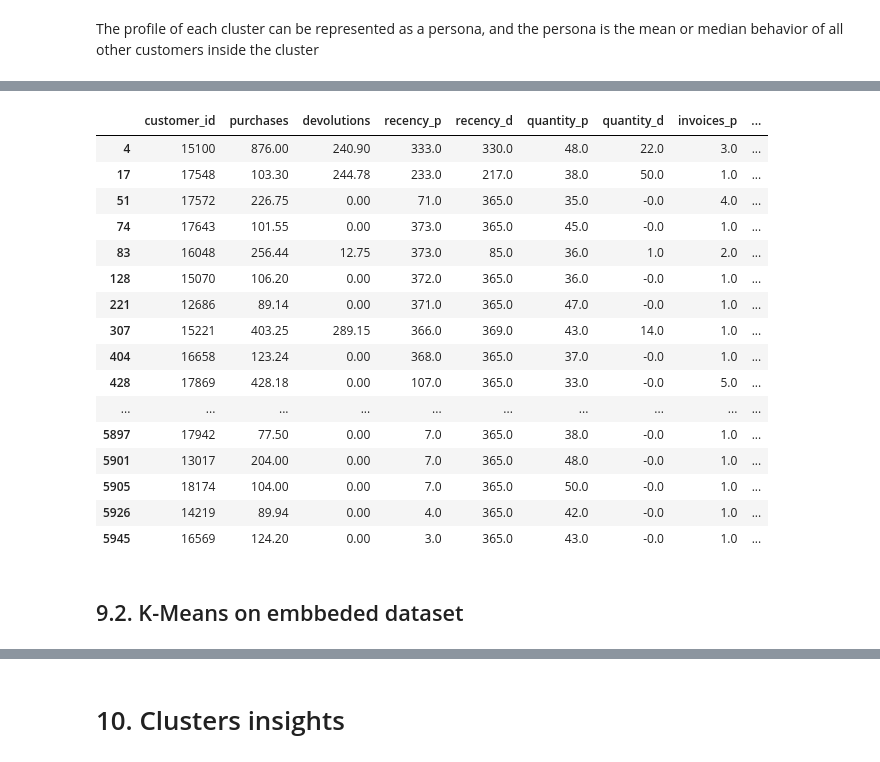
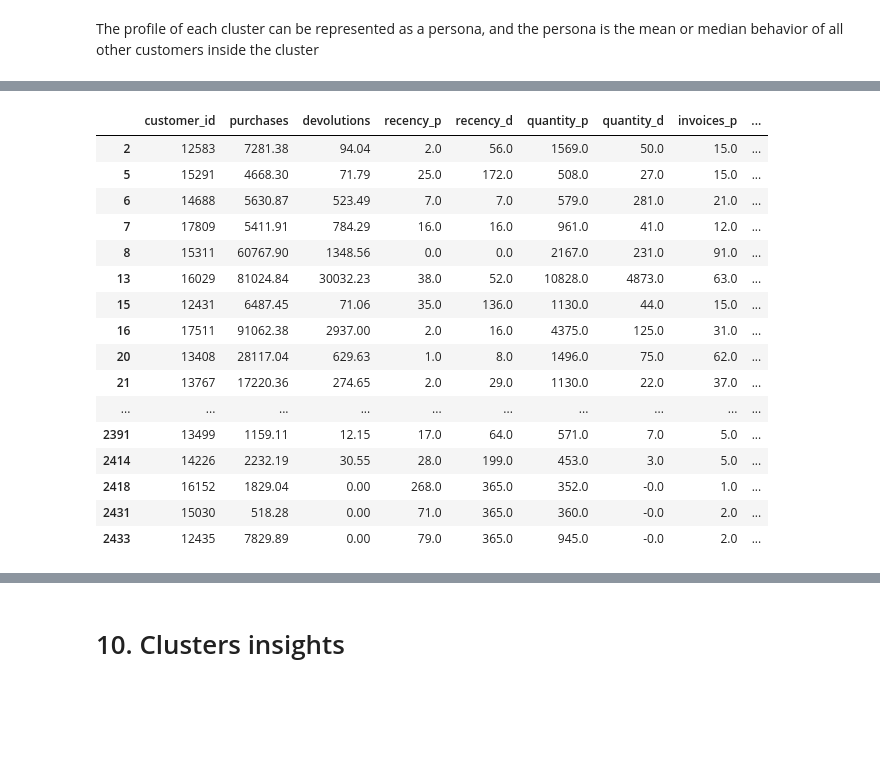
Before and after one commit to pedropscf/3-insiders-clustering, a Jupyter notebook: notebooks/m10-insiders-clustering.ipynb, the cells around one changed output, grey strips where cells are left out. Saved outputs shown, nothing was run; the diff lists cells and outputs as text; code cells hidden in the pictures; blank space fills up the shorter version.

```diff
--- a/notebooks/m10-insiders-clustering.ipynb
+++ b/notebooks/m10-insiders-clustering.ipynb
@@ -1677,22 +1614,20 @@ df_cluster
 # %%
-df9[df9['cluster'] == 6]
+df9[df9['cluster'] == 1]
 # %% [output]
 |  | customer_id | purchases | devolutions | recency_p | recency_d | quantity_p | quantity_d | invoices_p | ... |
-| 4 | 15100 | 876.00 | 240.90 | 333.0 | 330.0 | 48.0 | 22.0 | 3.0 | ... |
-| 17 | 17548 | 103.30 | 244.78 | 233.0 | 217.0 | 38.0 | 50.0 | 1.0 | ... |
-| 51 | 17572 | 226.75 | 0.00 | 71.0 | 365.0 | 35.0 | -0.0 | 4.0 | ... |
-| 74 | 17643 | 101.55 | 0.00 | 373.0 | 365.0 | 45.0 | -0.0 | 1.0 | ... |
-| 83 | 16048 | 256.44 | 12.75 | 373.0 | 85.0 | 36.0 | 1.0 | 2.0 | ... |
-| 128 | 15070 | 106.20 | 0.00 | 372.0 | 365.0 | 36.0 | -0.0 | 1.0 | ... |
-| 221 | 12686 | 89.14 | 0.00 | 371.0 | 365.0 | 47.0 | -0.0 | 1.0 | ... |
-| 307 | 15221 | 403.25 | 289.15 | 366.0 | 369.0 | 43.0 | 14.0 | 1.0 | ... |
-| 404 | 16658 | 123.24 | 0.00 | 368.0 | 365.0 | 37.0 | -0.0 | 1.0 | ... |
-| 428 | 17869 | 428.18 | 0.00 | 107.0 | 365.0 | 33.0 | -0.0 | 5.0 | ... |
+| 2 | 12583 | 7281.38 | 94.04 | 2.0 | 56.0 | 1569.0 | 50.0 | 15.0 | ... |
+| 5 | 15291 | 4668.30 | 71.79 | 25.0 | 172.0 | 508.0 | 27.0 | 15.0 | ... |
+| 6 | 14688 | 5630.87 | 523.49 | 7.0 | 7.0 | 579.0 | 281.0 | 21.0 | ... |
+| 7 | 17809 | 5411.91 | 784.29 | 16.0 | 16.0 | 961.0 | 41.0 | 12.0 | ... |
+| 8 | 15311 | 60767.90 | 1348.56 | 0.0 | 0.0 | 2167.0 | 231.0 | 91.0 | ... |
+| 13 | 16029 | 81024.84 | 30032.23 | 38.0 | 52.0 | 10828.0 | 4873.0 | 63.0 | ... |
+| 15 | 12431 | 6487.45 | 71.06 | 35.0 | 136.0 | 1130.0 | 44.0 | 15.0 | ... |
+| 16 | 17511 | 91062.38 | 2937.00 | 2.0 | 16.0 | 4375.0 | 125.0 | 31.0 | ... |
+| 20 | 13408 | 28117.04 | 629.63 | 1.0 | 8.0 | 1496.0 | 75.0 | 62.0 | ... |
+| 21 | 13767 | 17220.36 | 274.65 | 2.0 | 29.0 | 1130.0 | 22.0 | 37.0 | ... |
 | ... | ... | ... | ... | ... | ... | ... | ... | ... | ... |
-| 5897 | 17942 | 77.50 | 0.00 | 7.0 | 365.0 | 38.0 | -0.0 | 1.0 | ... |
-| 5901 | 13017 | 204.00 | 0.00 | 7.0 | 365.0 | 48.0 | -0.0 | 1.0 | ... |
-| 5905 | 18174 | 104.00 | 0.00 | 7.0 | 365.0 | 50.0 | -0.0 | 1.0 | ... |
-| 5926 | 14219 | 89.94 | 0.00 | 4.0 | 365.0 | 42.0 | -0.0 | 1.0 | ... |
-| 5945 | 16569 | 124.20 | 0.00 | 3.0 | 365.0 | 43.0 | -0.0 | 1.0 | ... |
+| 2391 | 13499 | 1159.11 | 12.15 | 17.0 | 64.0 | 571.0 | 7.0 | 5.0 | ... |
+| 2414 | 14226 | 2232.19 | 30.55 | 28.0 | 199.0 | 453.0 | 3.0 | 5.0 | ... |
+| 2418 | 16152 | 1829.04 | 0.00 | 268.0 | 365.0 | 352.0 | -0.0 | 1.0 | ... |
+| 2431 | 15030 | 518.28 | 0.00 | 71.0 | 365.0 | 360.0 | -0.0 | 2.0 | ... |
+| 2433 | 12435 | 7829.89 | 0.00 | 79.0 | 365.0 | 945.0 | -0.0 | 2.0 | ... |
-# %% [markdown]
-## 9.2. K-Means on embbeded dataset
```
Also changed, not shown: parts of 46 cells of this notebook.
